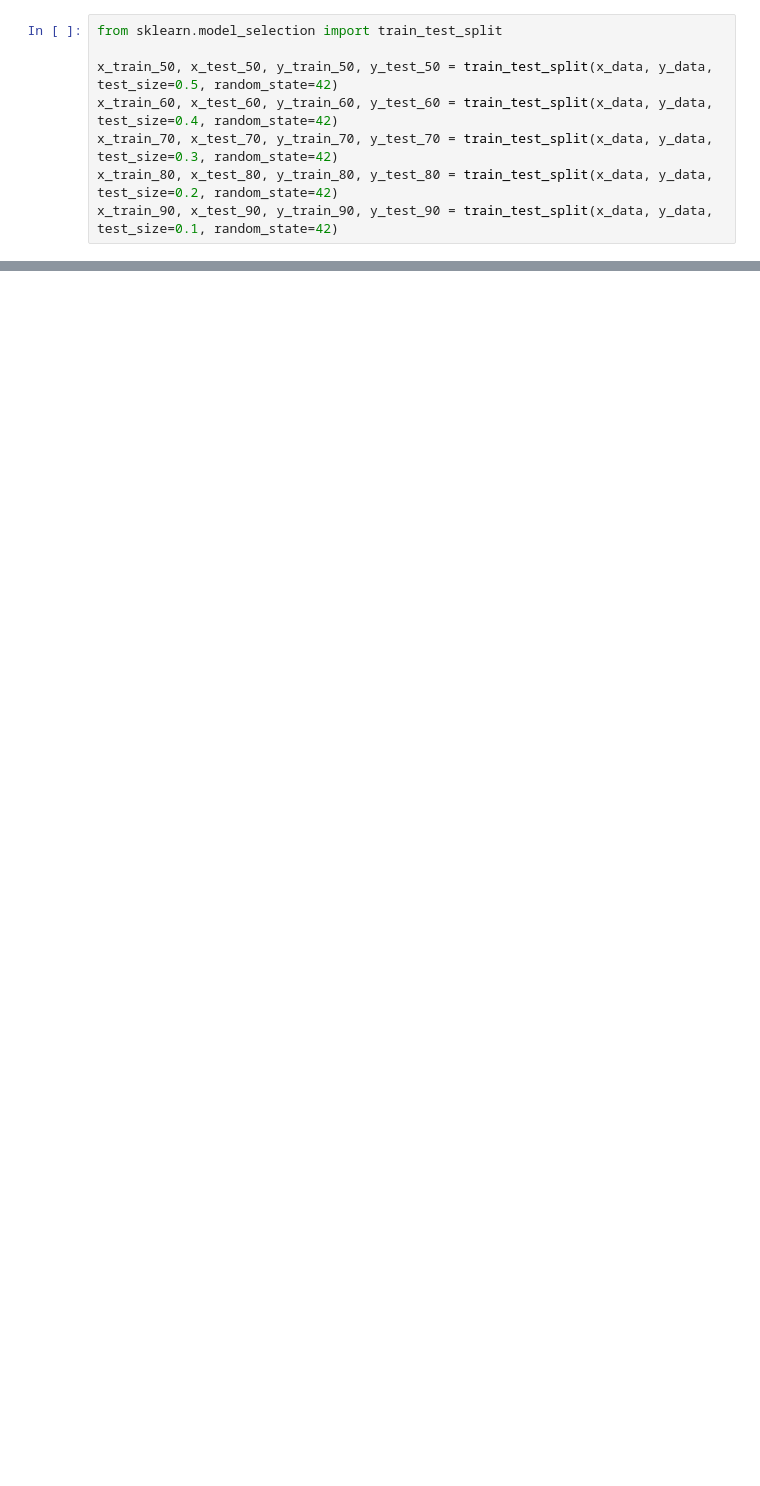
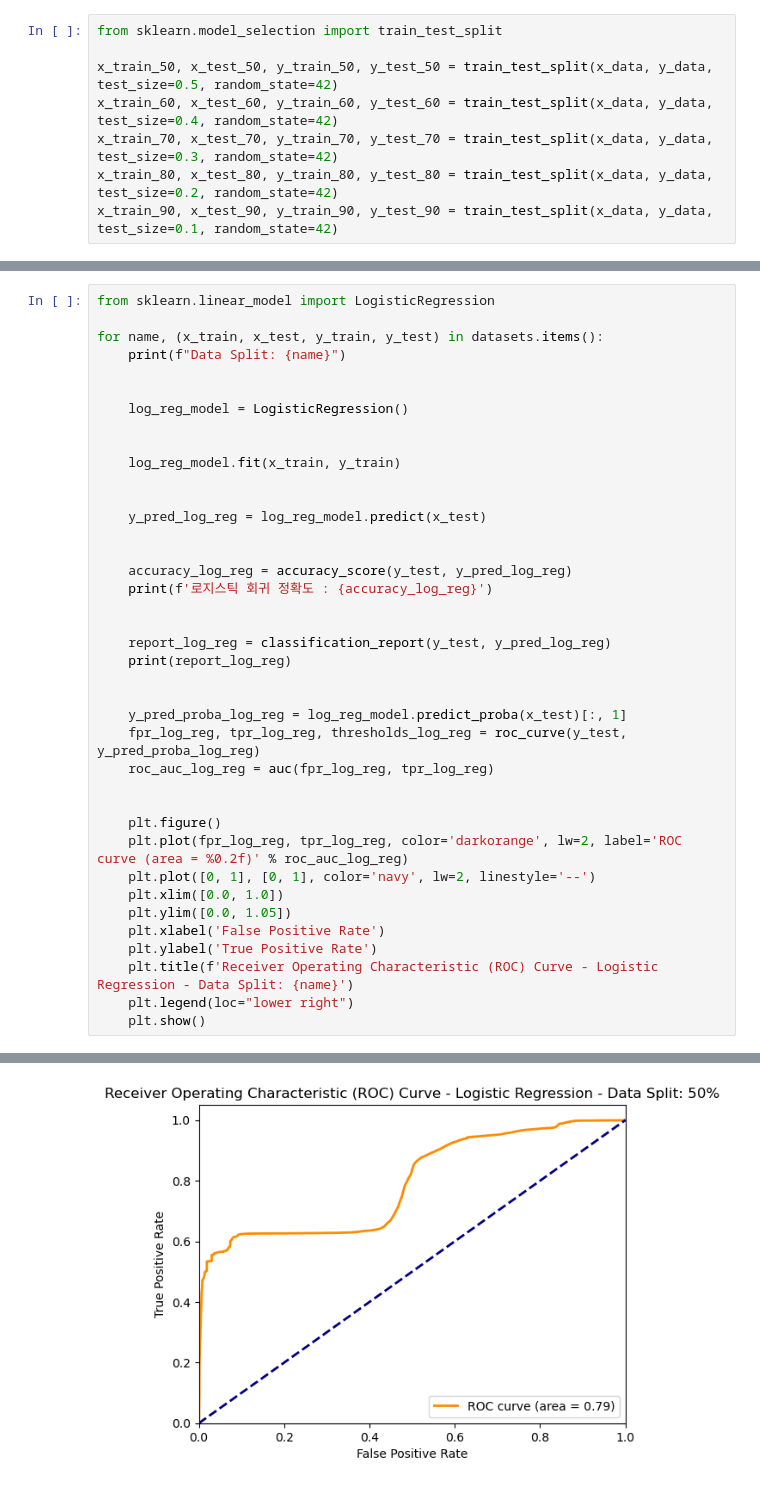
Before and after one commit to thejysplay/CIC-IDS-attack-detection, a Jupyter notebook: MachineLearningCSV_Binary_classification.ipynb, the cells around one changed output, grey strips where cells are left out. Drawn from its saved outputs; the diff is of its cells as text; blank space fills up the shorter version.

```diff
--- a/MachineLearningCSV_Binary_classification.ipynb
+++ b/MachineLearningCSV_Binary_classification.ipynb
@@ -258,0 +225,40 @@ XGBoostError: [21:57:22] C:\buildkite-agent\builds\buildkite-windows-cpu-autosca
+# %%
+from sklearn.linear_model import LogisticRegression
+
+for name, (x_train, x_test, y_train, y_test) in datasets.items():
+    print(f"Data Split: {name}")
+
+
+    log_reg_model = LogisticRegression()
+
+
+    log_reg_model.fit(x_train, y_train)
+
+
+    y_pred_log_reg = log_reg_model.predict(x_test)
+
+
+    accuracy_log_reg = accuracy_score(y_test, y_pred_log_reg)
+    print(f'로지스틱 회귀 정확도 : {accuracy_log_reg}')
+
+
+    report_log_reg = classification_report(y_test, y_pred_log_reg)
+    print(report_log_reg)
+
+
+    y_pred_proba_log_reg = log_reg_model.predict_proba(x_test)[:, 1]
+    fpr_log_reg, tpr_log_reg, thresholds_log_reg = roc_curve(y_test, y_pred_proba_log_reg)
+    roc_auc_log_reg = auc(fpr_log_reg, tpr_log_reg)
+
+
+    plt.figure()
+    plt.plot(fpr_log_reg, tpr_log_reg, color='darkorange', lw=2, label='ROC curve (area = %0.2f)' % roc_auc_log_reg)
+    plt.plot([0, 1], [0, 1], color='navy', lw=2, linestyle='--')
+    plt.xlim([0.0, 1.0])
+    plt.ylim([0.0, 1.05])
+    plt.xlabel('False Positive Rate')
+    plt.ylabel('True Positive Rate')
+    plt.title(f'Receiver Operating Characteristic (ROC) Curve - Logistic Regression - Data Split: {name}')
+    plt.legend(loc="lower right")
+    plt.show()
+# %% [output]
@@ -258,0 +282 @@ XGBoostError: [21:57:22] C:\buildkite-agent\builds\buildkite-windows-cpu-autosca
+[figure, added]
```
Also changed, not shown: parts of 14 cells of this notebook.
